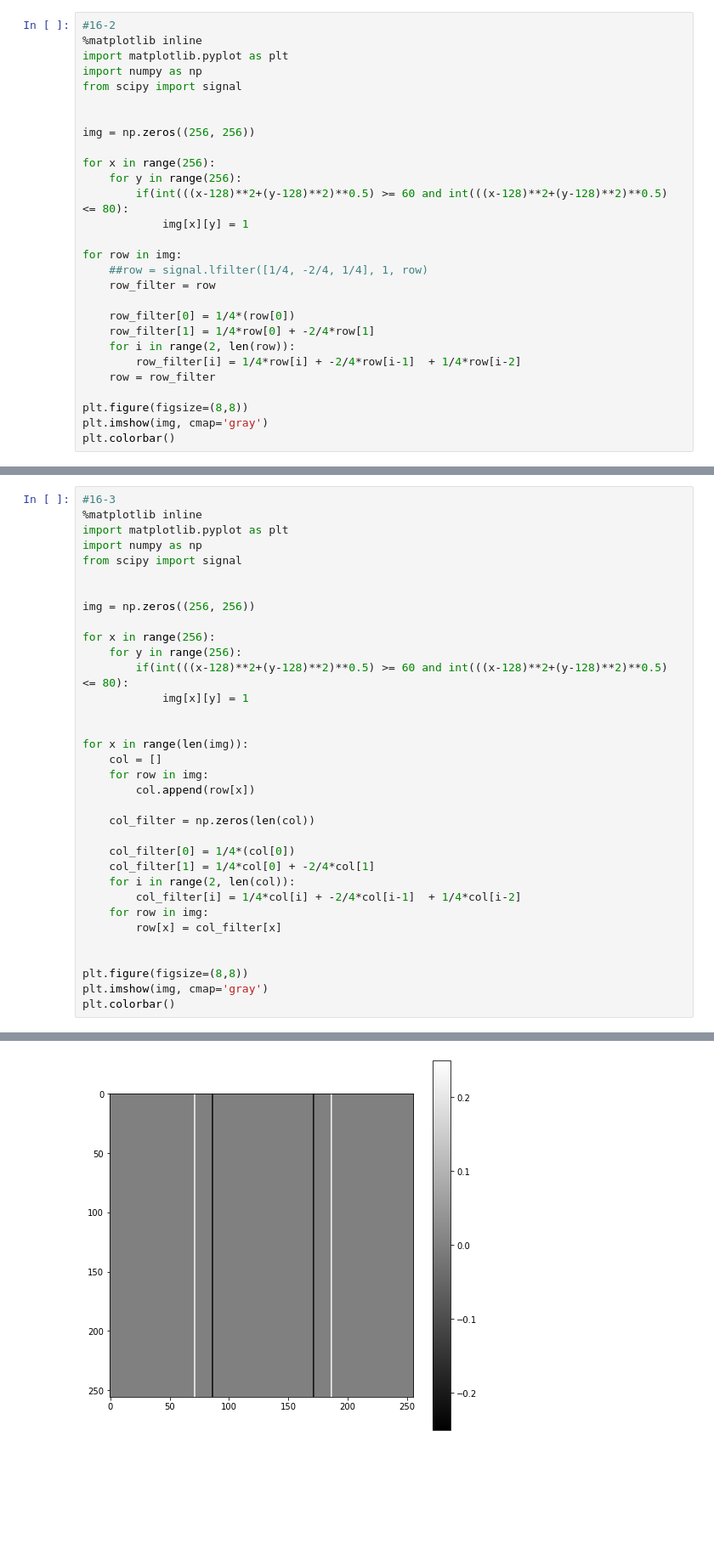
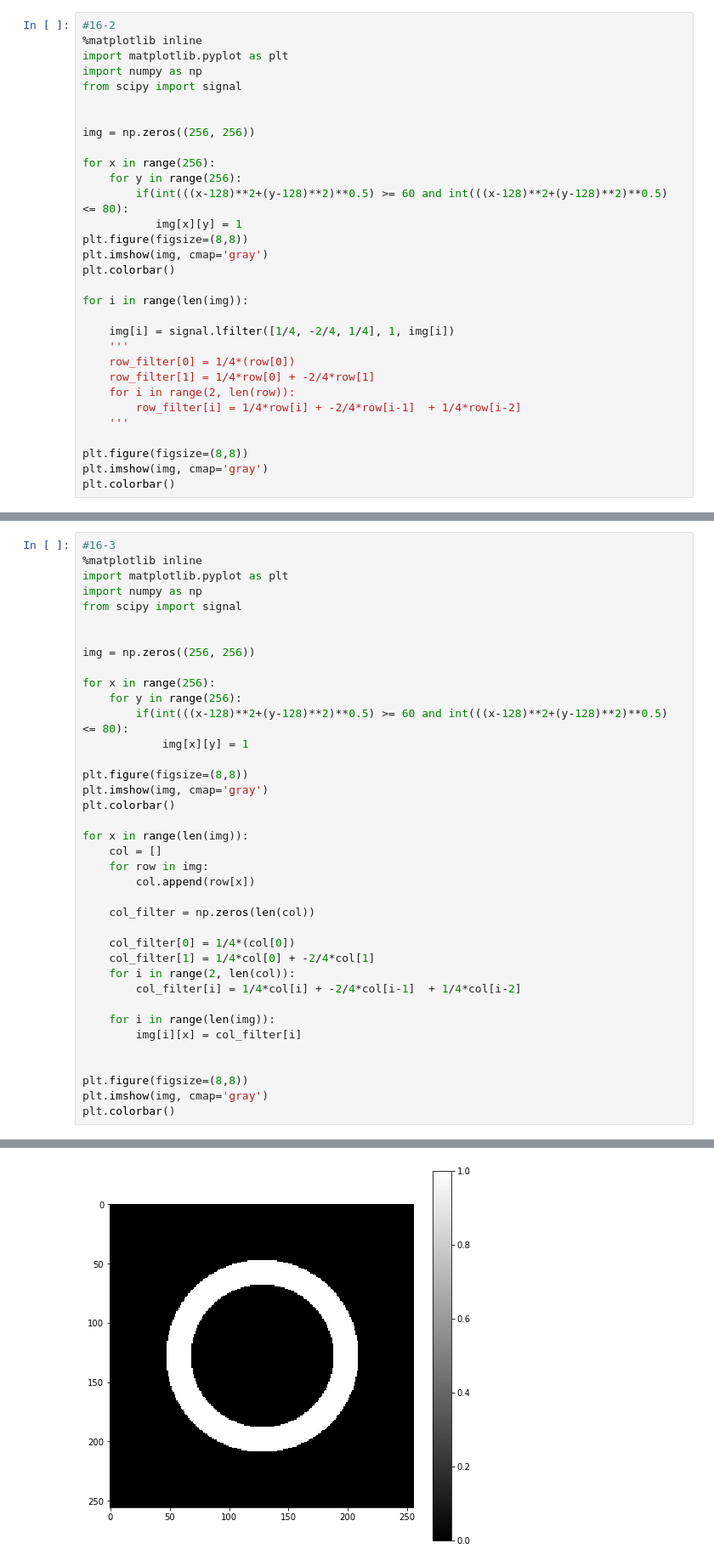
Before and after one commit to shinco0327/SS_EXP, a Jupyter notebook: Lesson_5_Image_Processing.ipynb, the cells around one changed output, grey strips where cells are left out. Shown at 85% size. Cells and saved outputs as stored; diff of their text form; blank space fills up the shorter version.

```diff
--- a/Lesson_5_Image_Processing.ipynb
+++ b/Lesson_5_Image_Processing.ipynb
@@ -89,17 +89,20 @@ img = np.zeros((256, 256))
 for x in range(256):
     for y in range(256):
         if(int(((x-128)**2+(y-128)**2)**0.5) >= 60 and int(((x-128)**2+(y-128)**2)**0.5) <= 80):
-            img[x][y] = 1
+           img[x][y] = 1
+plt.figure(figsize=(8,8))
+plt.imshow(img, cmap='gray')
+plt.colorbar()
 
-for row in img:
-    ##row = signal.lfilter([1/4, -2/4, 1/4], 1, row)
-    row_filter = row
+for i in range(len(img)):
 
+    img[i] = signal.lfilter([1/4, -2/4, 1/4], 1, img[i])
+    '''
     row_filter[0] = 1/4*(row[0])
     row_filter[1] = 1/4*row[0] + -2/4*row[1]
     for i in range(2, len(row)):
         row_filter[i] = 1/4*row[i] + -2/4*row[i-1]  + 1/4*row[i-2]
-    row = row_filter
+    '''
 
 plt.figure(figsize=(8,8))
 plt.imshow(img, cmap='gray')
@@ -114,33 +118,37 @@ import matplotlib.pyplot as plt
 import numpy as np
 from scipy import signal
 
 
 img = np.zeros((256, 256))
 
 for x in range(256):
     for y in range(256):
         if(int(((x-128)**2+(y-128)**2)**0.5) >= 60 and int(((x-128)**2+(y-128)**2)**0.5) <= 80):
             img[x][y] = 1
 
+plt.figure(figsize=(8,8))
+plt.imshow(img, cmap='gray')
+plt.colorbar()
 
 for x in range(len(img)):
     col = []
     for row in img:
         col.append(row[x])
 
     col_filter = np.zeros(len(col))
 
     col_filter[0] = 1/4*(col[0])
     col_filter[1] = 1/4*col[0] + -2/4*col[1]
     for i in range(2, len(col)):
         col_filter[i] = 1/4*col[i] + -2/4*col[i-1]  + 1/4*col[i-2]
-    for row in img:
-        row[x] = col_filter[x]
+
+    for i in range(len(img)):
+        img[i][x] = col_filter[i]
 
 
 plt.figure(figsize=(8,8))
 plt.imshow(img, cmap='gray')
 plt.colorbar()
 # %% [output]
 <matplotlib.colorbar.Colorbar at 0x...>
-[figure, old version]
+[figure, new version]
```
Also changed, not shown: parts of 6 cells of this notebook.
